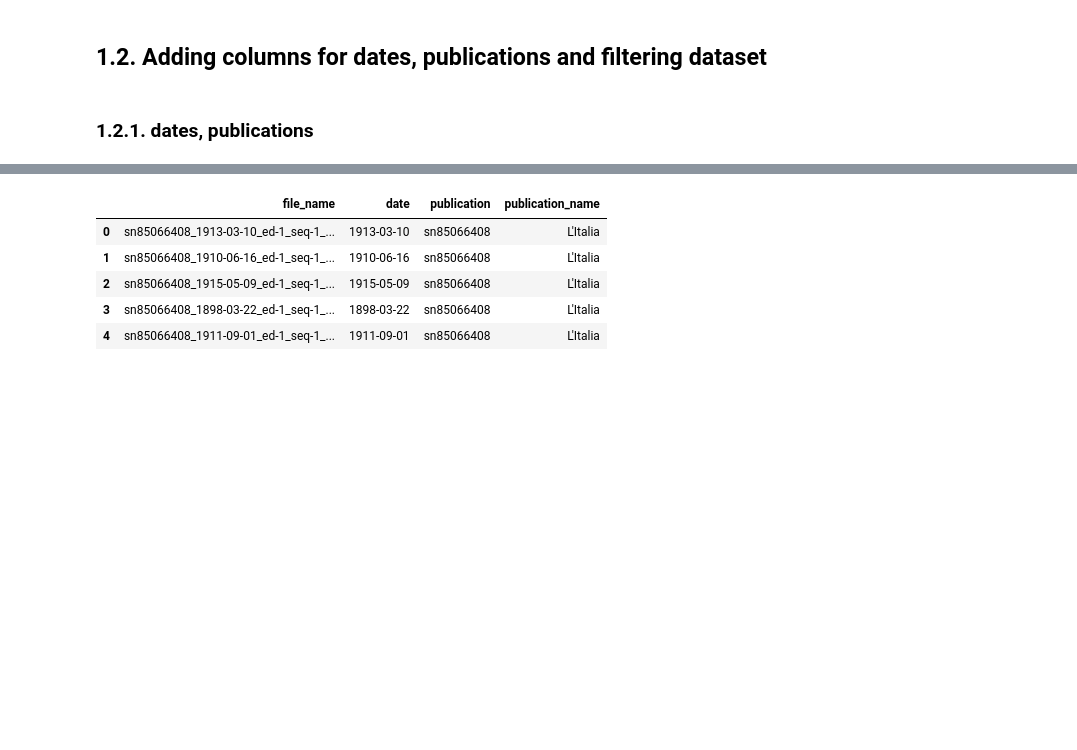
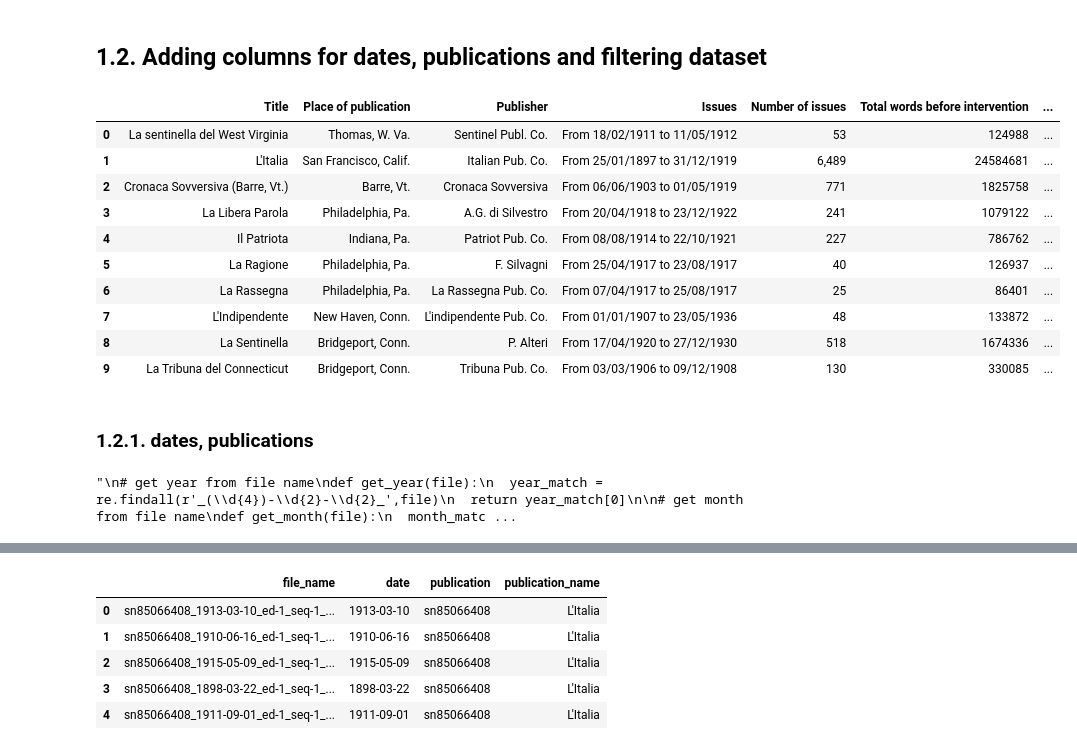
Before and after one commit to DHARPA-Project/TopicModelling-, a Jupyter notebook: topic_modelling.ipynb, the cells around one changed output, grey strips where cells are left out. Saved outputs shown, nothing was run; the diff lists cells and outputs as text; code cells hidden in the pictures; blank space fills up the shorter version.

Commit message:
add metada file usage

```diff
--- a/topic_modelling.ipynb
+++ b/topic_modelling.ipynb
@@ -59,3 +59,23 @@ sources.head()
 | 4 | sn85066408_1911-09-01_ed-1_seq-1_... |
 # %% [markdown]
 ## 1.2. Adding columns for dates, publications and filtering dataset
+# %%
+#get metadata file
+
+metadata_file_path = '/Users/mariellacc/Documents/TM/Metadata_ChroniclItaly 3.0.xlsx'
+# %%
+metadata_df = pd.read_excel(metadata_file_path, header=1)
+# %%
+metadata_df
+# %% [output]
+|  | Title | Place of publication | Publisher | Issues | Number of issues | Total words before intervention | ... |
+| 0 | La sentinella del West Virginia | Thomas, W. Va. | Sentinel Publ. Co. | From 18/02/1911 to 11/05/1912 | 53 | 124988 | ... |
+| 1 | L'Italia | San Francisco, Calif. | Italian Pub. Co. | From 25/01/1897 to 31/12/1919 | 6,489 | 24584681 | ... |
+| 2 | Cronaca Sovversiva (Barre, Vt.) | Barre, Vt. | Cronaca Sovversiva | From 06/06/1903 to 01/05/1919 | 771 | 1825758 | ... |
+| 3 | La Libera Parola | Philadelphia, Pa. | A.G. di Silvestro | From 20/04/1918 to 23/12/1922 | 241 | 1079122 | ... |
+| 4 | Il Patriota | Indiana, Pa. | Patriot Pub. Co. | From 08/08/1914 to 22/10/1921 | 227 | 786762 | ... |
+| 5 | La Ragione | Philadelphia, Pa. | F. Silvagni | From 25/04/1917 to 23/08/1917 | 40 | 126937 | ... |
+| 6 | La Rassegna | Philadelphia, Pa. | La Rassegna Pub. Co. | From 07/04/1917 to 25/08/1917 | 25 | 86401 | ... |
+| 7 | L'Indipendente | New Haven, Conn. | L'indipendente Pub. Co. | From 01/01/1907 to 23/05/1936 | 48 | 133872 | ... |
+| 8 | La Sentinella | Bridgeport, Conn. | P. Alteri | From 17/04/1920 to 27/12/1930 | 518 | 1674336 | ... |
+| 9 | La Tribuna del Connecticut | Bridgeport, Conn. | Tribuna Pub. Co. | From 03/03/1906 to 09/12/1908 | 130 | 330085 | ... |
@@ -74,6 +104,7 @@ def get_date(file):
 
 
 #this part probably not needed
+'''
 # get year from file name
 def get_year(file):
   year_match = re.findall(r'_(\d{4})-\d{2}-\d{2}_',file)
@@ -88,5 +119,8 @@ def get_month(file):
 def get_day(file):
   month_match = re.findall(r'_\d{4}-\d{2}-(\d{2})_',file)
   return month_match[0]
+'''
+# %% [output]
+"\n# get year from file name\ndef get_year(file):\n  year_match = re.findall(r'_(\\d{4})-\\d{2}-\\d{2}_',file)\n  return year_match[0]\n\n# get month from file name\ndef get_month(file):\n  month_matc ...
 # %%
 sources['date'] = sources['file_name'].apply(lambda x: get_date(x))
```
Also changed, not shown: parts of 8 cells of this notebook.
